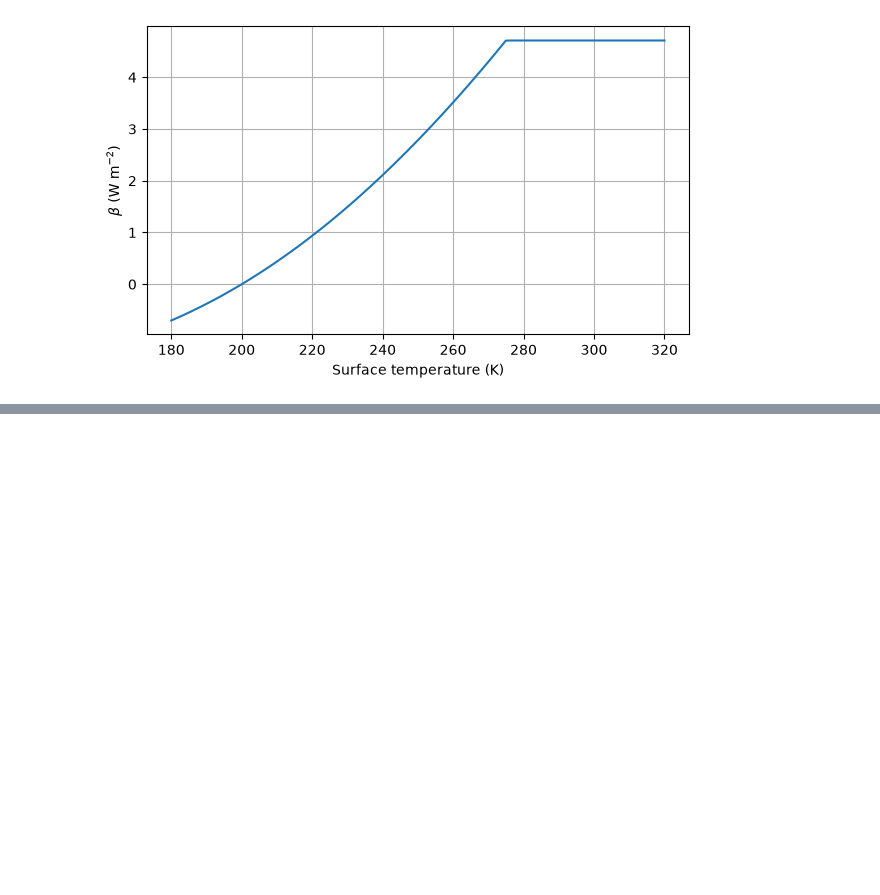
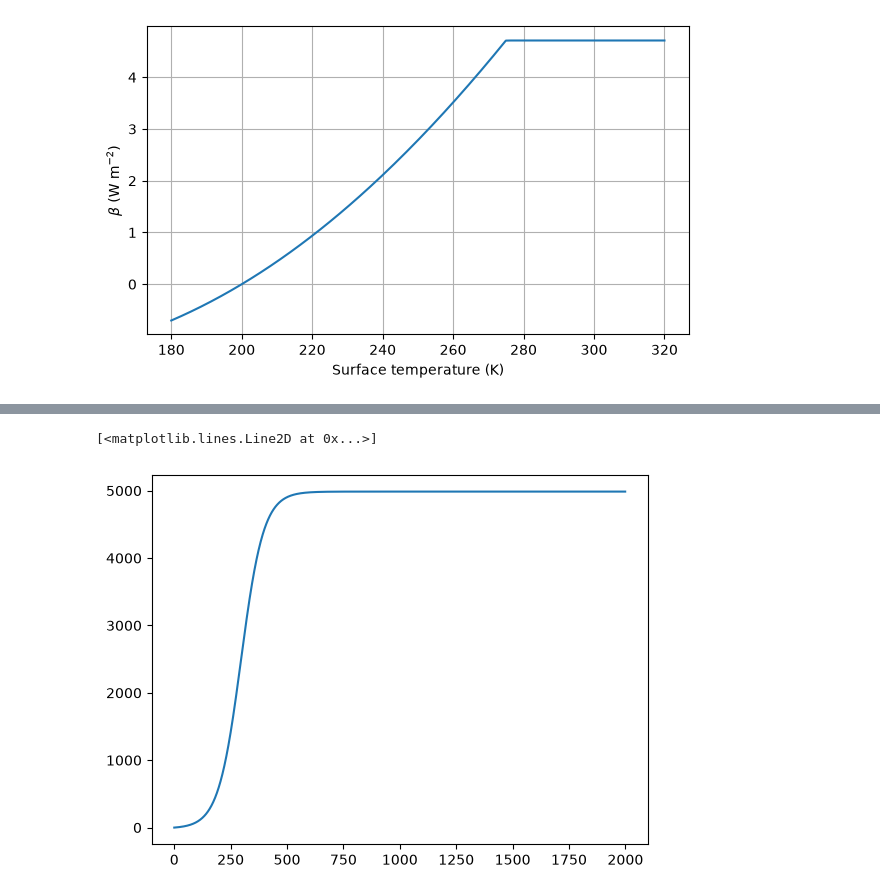
Before and after one commit to tillmrtz/intro-esm, a Jupyter notebook: notebooks/energy_bance_box_model.ipynb, the cells around one changed output, grey strips where cells are left out. Saved outputs shown, nothing was run; the diff lists cells and outputs as text; code cells hidden in the pictures; blank space fills up the shorter version.

```diff
--- a/notebooks/energy_bance_box_model.ipynb
+++ b/notebooks/energy_bance_box_model.ipynb
@@ -237,0 +396,5 @@ plt.show()
+# %%
+plt.plot(t/year_to_seconds, A_func(t))
+# %% [output]
+[<matplotlib.lines.Line2D at 0x...>]
+[figure, added]
```
Also changed, not shown: parts of 5 cells of this notebook.
